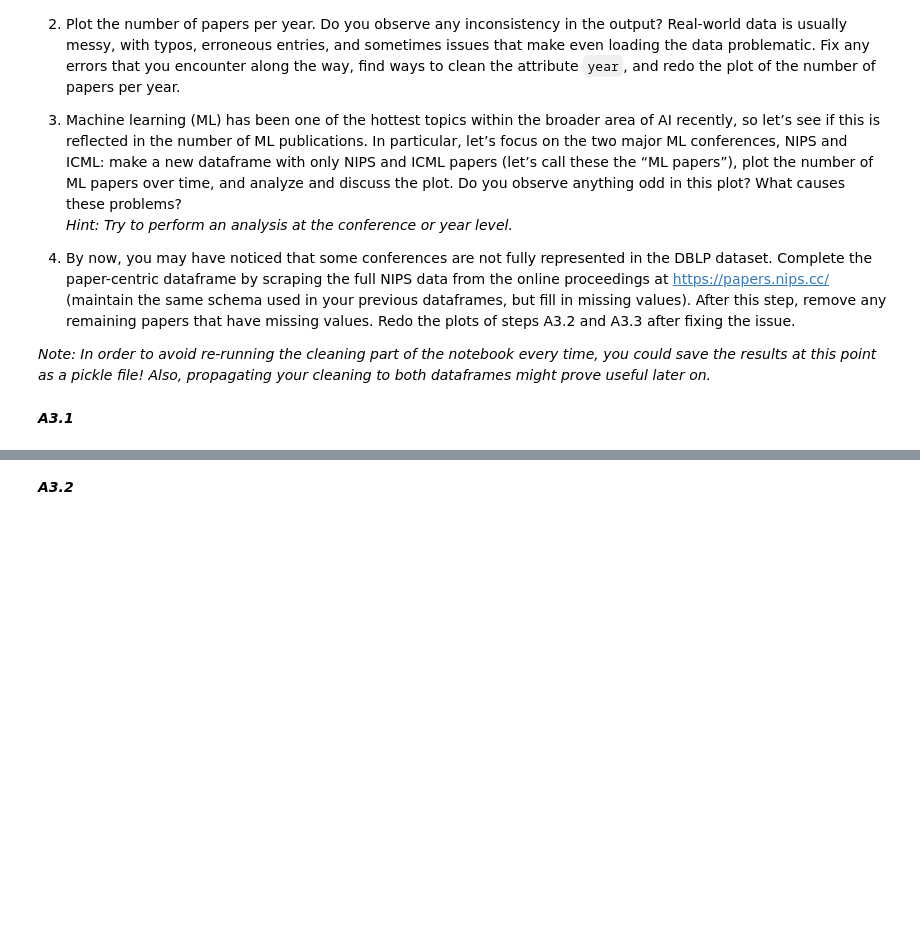
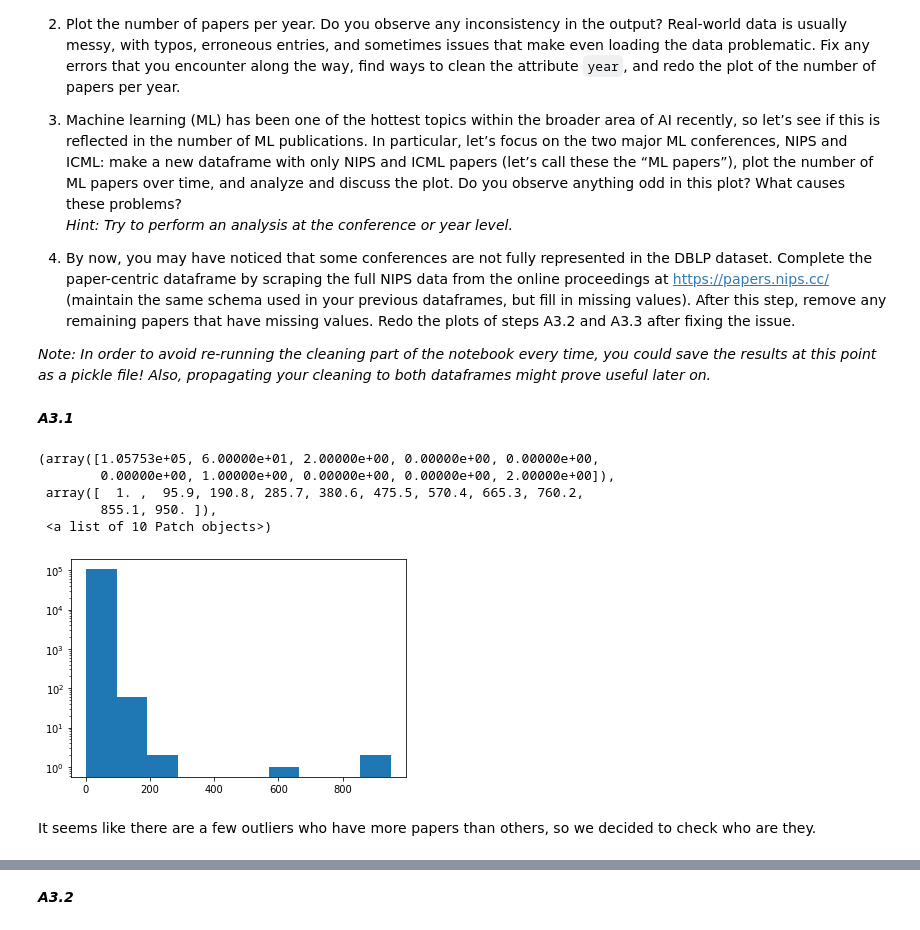
Before and after one commit to dinotuku/2019, a Jupyter notebook: Homework/01 - Pandas and Data Wrangling/hw1.ipynb, the cells around one changed output, grey strips where cells are left out. Drawn from its saved outputs; the diff is of its cells as text; code cells hidden in the pictures; blank space fills up the shorter version.

```diff
--- a/Homework/01 - Pandas and Data Wrangling/hw1.ipynb
+++ b/Homework/01 - Pandas and Data Wrangling/hw1.ipynb
@@ -76,11 +110,11 @@ conf_papers['conference'].value_counts()
 The dataframe you created above was a paper-centric one. Now, we want you to create a new dataframe centered around authors. Do this by expanding the author names in the lists in the 2nd column into separate rows. That is, if a paper has 3 authors, turn that row into 3 rows, each of which only contains one of the author names (along with the rest of the paper information, i.e., title, conference and year). Keep both dataframes, we are going to need both of them.
 **Report the number of unique authors.**
 # %%
-# TODO
+# create a paper-centric df
 conf_authors = (conf_papers['authors']
-                .apply(lambda x: x.strip('[]').replace('\'', '').split(',')).apply(pd.Series)
+                .apply(lambda x: x.replace('[', '').replace(']', '').replace('\'', '').split(', ')).apply(pd.Series)
                 .merge(conf_papers, left_index=True, right_index=True)
                 .drop(['authors'], axis=1)
                 .melt(id_vars = ['id', 'year', 'title', 'conference'], value_name = "author")
                 .drop("variable", axis = 1)
-                .dropna())
+                .dropna(subset=['author']))
@@ -110,0 +151,12 @@ _Note: In order to avoid re-running the cleaning part of the notebook every time
+# %%
+num_paper_per_author = conf_authors['author'].value_counts().values
+plt.hist(num_paper_per_author, log=True)
+# %% [output]
+(array([1.05753e+05, 6.00000e+01, 2.00000e+00, 0.00000e+00, 0.00000e+00,
+        0.00000e+00, 1.00000e+00, 0.00000e+00, 0.00000e+00, 2.00000e+00]),
+ array([  1. ,  95.9, 190.8, 285.7, 380.6, 475.5, 570.4, 665.3, 760.2,
+        855.1, 950. ]),
+ <a list of 10 Patch objects>)
+[figure, added]
+# %% [markdown]
+It seems like there are a few outliers who have more papers than others, so we decided to check who are they.
```
Also changed, not shown: parts of 110 cells of this notebook.
